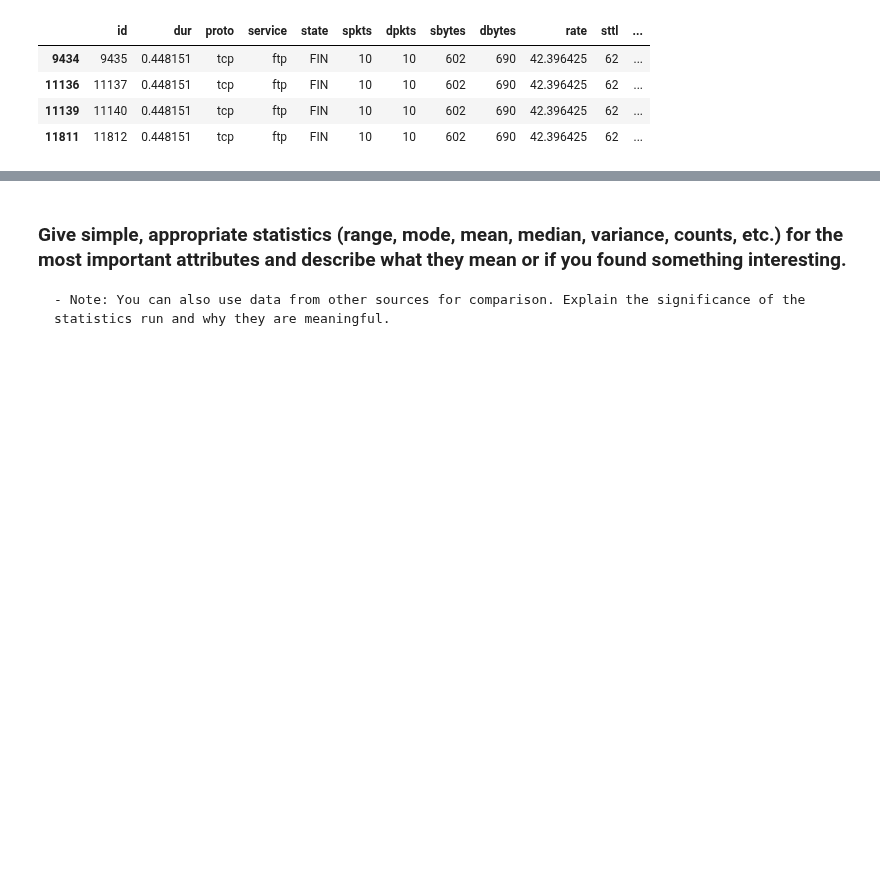
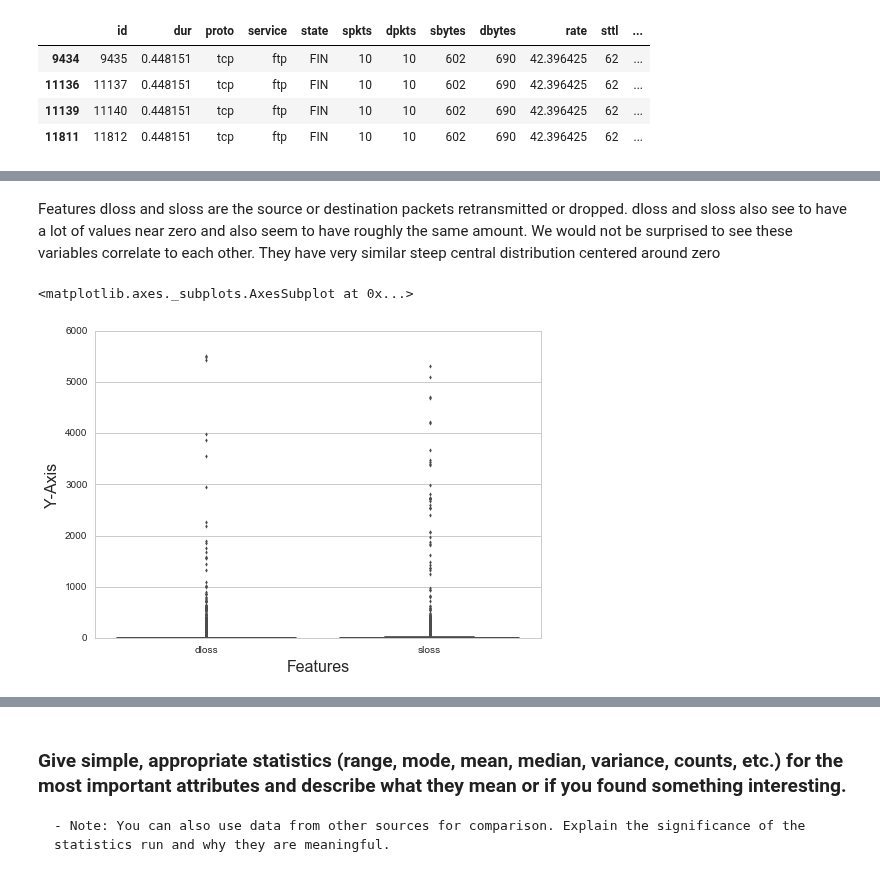
Before and after one commit to Dangerbotz/network_intrusion_detection_system, a Jupyter notebook: BalzerSrinivasThungVanceLab1.ipynb, the cells around one changed output, grey strips where cells are left out. Saved outputs shown, nothing was run; the diff lists cells and outputs as text; code cells hidden in the pictures; blank space fills up the shorter version.

```diff
--- a/BalzerSrinivasThungVanceLab1.ipynb
+++ b/BalzerSrinivasThungVanceLab1.ipynb
@@ -185,0 +299,9 @@ memory usage: 28.9+ MB
+# %% [markdown]
+Features dloss and sloss are the source or destination packets retransmitted or dropped.
+dloss and sloss also see to have a lot of values near zero and also seem to have roughly the same amount. We would not be surprised to see these variables correlate to each other. They have very similar steep central distribution centered around zero
+# %%
+sns.axlabel(xlabel="Features", ylabel="Y-Axis", fontsize=16)
+sns.boxplot(data=df[['dloss', 'sloss']] , fliersize=3)
+# %% [output]
+<matplotlib.axes._subplots.AxesSubplot at 0x...>
+[figure, added]
```
Also changed, not shown: parts of 27 cells of this notebook.
